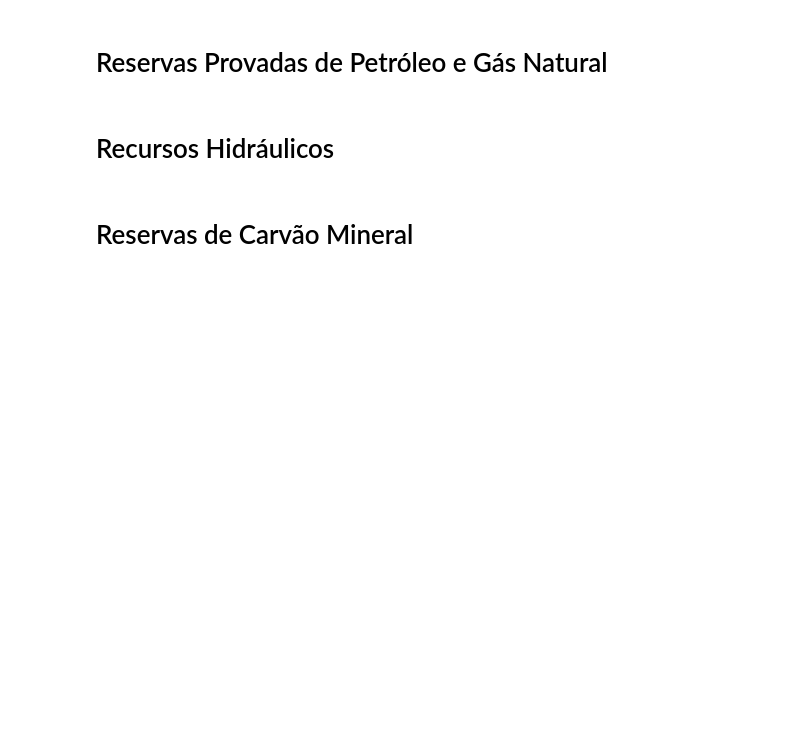
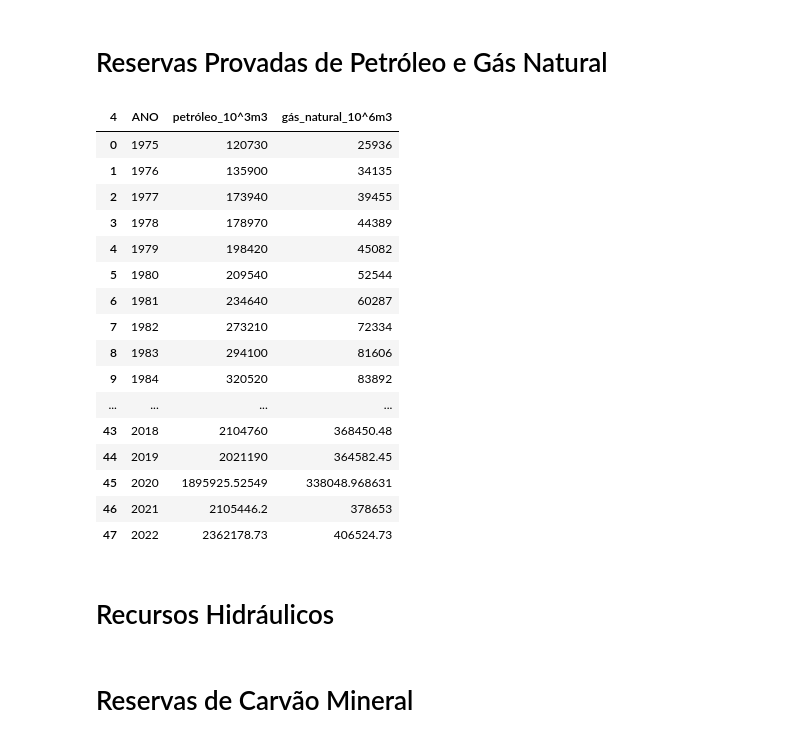
Before and after one commit to scrrpfv/projeto-ip, a Jupyter notebook: Limpezas/limpeza_recursos_reservas.ipynb, the cells around one changed output. Cells and saved outputs as stored; diff of their text form; code cells hidden in the pictures; blank space fills up the shorter version.

```diff
--- a/Limpezas/limpeza_recursos_reservas.ipynb
+++ b/Limpezas/limpeza_recursos_reservas.ipynb
@@ -3,21 +3,39 @@
 # %%
 import pandas as pd
 df = pd.read_excel('../databases/Dados EPE/Recursos e Reservas Energéticas.xlsx', sheet_name="tabela 6.2")
 df.drop(df.head(4).index, inplace=True)
-df.reset_index(drop=True, inplace=True)
 df.drop(df.tail(12).index, inplace=True)
 df.drop(columns=df.columns[0], axis=1, inplace=True)
 new_header = df.iloc[0]
 new_header.iloc[0] = "ANO"
 df = df[1:]
 df.columns = new_header
 df.dropna(inplace=True)
 df.rename(columns={
-    'ANO': 'ano',
     'PETRÓLEO': 'petróleo_10^3m3',
     'GÁS NATURAL': 'gás_natural_10^6m3'
 }, inplace=True)
+df.reset_index(drop=True, inplace=True)
 reservas_petroleo_gas = df
+df
+# %% [output]
+| 4 | ANO | petróleo_10^3m3 | gás_natural_10^6m3 |
+| 0 | 1975 | 120730 | 25936 |
+| 1 | 1976 | 135900 | 34135 |
+| 2 | 1977 | 173940 | 39455 |
+| 3 | 1978 | 178970 | 44389 |
+| 4 | 1979 | 198420 | 45082 |
+| 5 | 1980 | 209540 | 52544 |
+| 6 | 1981 | 234640 | 60287 |
+| 7 | 1982 | 273210 | 72334 |
+| 8 | 1983 | 294100 | 81606 |
+| 9 | 1984 | 320520 | 83892 |
+| ... | ... | ... | ... |
+| 43 | 2018 | 2104760 | 368450.48 |
+| 44 | 2019 | 2021190 | 364582.45 |
+| 45 | 2020 | 1895925.52549 | 338048.968631 |
+| 46 | 2021 | 2105446.2 | 378653 |
+| 47 | 2022 | 2362178.73 | 406524.73 |
 # %% [markdown]
 # Recursos Hidráulicos
 # %%
```
Also changed, not shown: parts of 6 cells of this notebook, 1 other file.
